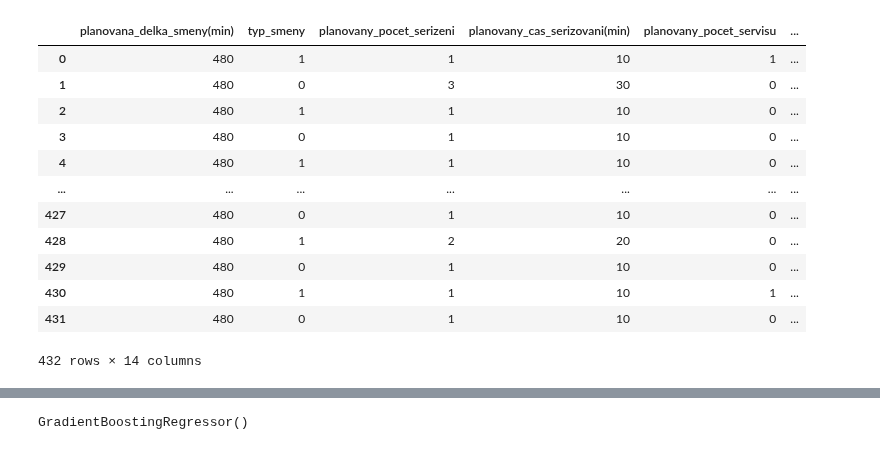
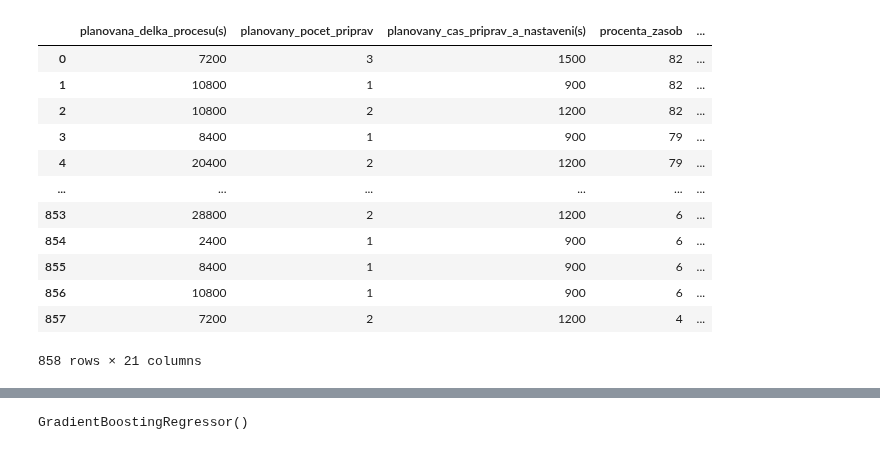
Before and after one commit to GeorgeWbk/dp2024, a Jupyter notebook: Diplomka.ipynb, the cells around one changed output, grey strips where cells are left out. Saved outputs shown, nothing was run; the diff lists cells and outputs as text; code cells hidden in the pictures.

```diff
--- a/Diplomka.ipynb
+++ b/Diplomka.ipynb
@@ -90,30 +90,28 @@ df_quality
 # %%
 # Úprava dataframu df_availability
 
-# Odebrání sloupce s ID smeny
+# Odebrání sloupců s ID smeny a ID procesu
 df_availability = df_availability.drop('id_smeny', axis=1)
+df_availability = df_availability.drop('id_procesu', axis=1)
 
-# Enkódování typu směny ranní = 1, odpolední = 0
-df_availability['typ_smeny'] = df_availability['typ_smeny'].map({'ranni': 1, 'odpoledni': 0})
-
-# Enkódování operátora a typu údržby
-df_enc_availability = pd.get_dummies(df_availability, columns=['operator_zam_cislo', 'typ_servisu'])
+# Enkódování smeny, operatora a typu vyrobku
+df_enc_availability = pd.get_dummies(df_availability, columns=['typ_smeny','operator_zam_cislo', 'typ_vyrobku'])
 
 # Ukázka enkódovaných dat
 df_enc_availability
 # %% [output]
-|  | planovana_delka_smeny(min) | typ_smeny | planovany_pocet_serizeni | planovany_cas_serizovani(min) | planovany_pocet_servisu | ... |
-| 0 | 480 | 1 | 1 | 10 | 1 | ... |
-| 1 | 480 | 0 | 3 | 30 | 0 | ... |
-| 2 | 480 | 1 | 1 | 10 | 0 | ... |
-| 3 | 480 | 0 | 1 | 10 | 0 | ... |
-| 4 | 480 | 1 | 1 | 10 | 0 | ... |
-| ... | ... | ... | ... | ... | ... | ... |
-| 427 | 480 | 0 | 1 | 10 | 0 | ... |
-| 428 | 480 | 1 | 2 | 20 | 0 | ... |
-| 429 | 480 | 0 | 1 | 10 | 0 | ... |
-| 430 | 480 | 1 | 1 | 10 | 1 | ... |
-| 431 | 480 | 0 | 1 | 10 | 0 | ... |
+|  | planovana_delka_procesu(s) | planovany_pocet_priprav | planovany_cas_priprav_a_nastaveni(s) | procenta_zasob | ... |
+| 0 | 7200 | 3 | 1500 | 82 | ... |
+| 1 | 10800 | 1 | 900 | 82 | ... |
+| 2 | 10800 | 2 | 1200 | 82 | ... |
+| 3 | 8400 | 1 | 900 | 79 | ... |
+| 4 | 20400 | 2 | 1200 | 79 | ... |
+| ... | ... | ... | ... | ... | ... |
+| 853 | 28800 | 2 | 1200 | 6 | ... |
+| 854 | 2400 | 1 | 900 | 6 | ... |
+| 855 | 8400 | 1 | 900 | 6 | ... |
+| 856 | 10800 | 1 | 900 | 6 | ... |
+| 857 | 7200 | 2 | 1200 | 4 | ... |
-432 rows × 14 columns
+858 rows × 21 columns
 # %%
 #Rozdělení (SPLIT) na vstupní a výstupní data (X, y)
```
Also changed, not shown: parts of 40 cells of this notebook.
